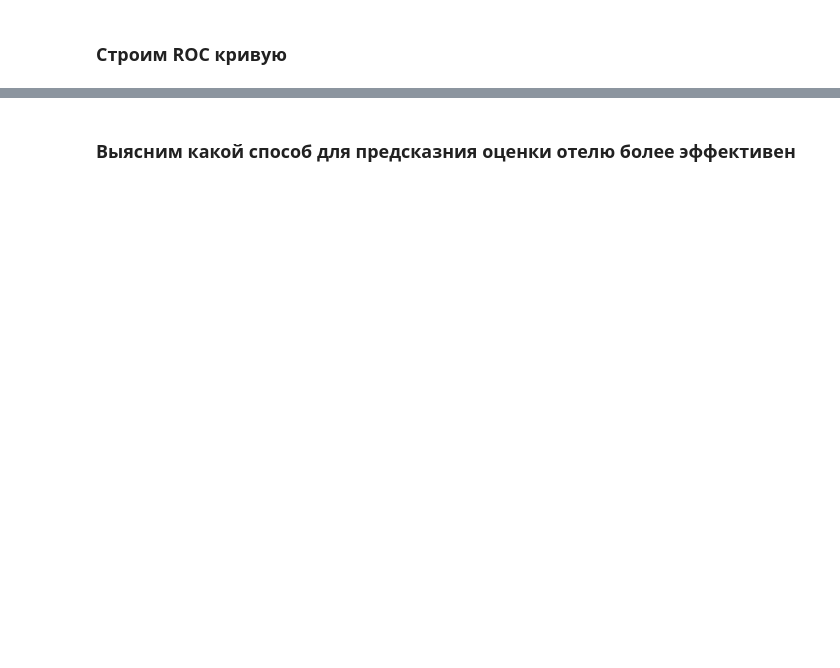
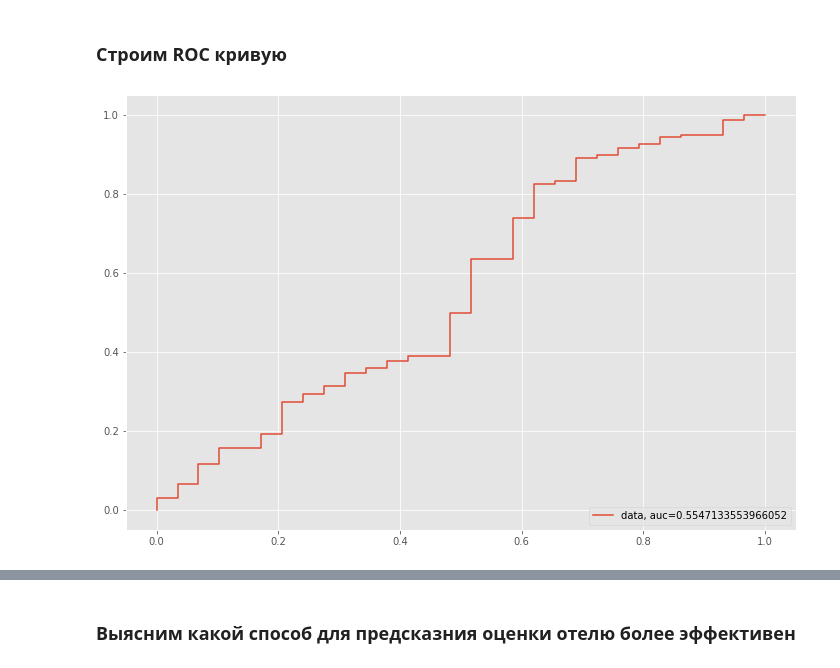
Before and after one commit to remirboy/Las_Vegas_TripAdvisor, a Jupyter notebook: LasVegasTripAdvisorReviews-Dataset.ipynb, the cells around one changed output, grey strips where cells are left out. Cells and saved outputs as stored; diff of their text form; code cells hidden in the pictures; blank space fills up the shorter version.

```diff
--- a/LasVegasTripAdvisorReviews-Dataset.ipynb
+++ b/LasVegasTripAdvisorReviews-Dataset.ipynb
@@ -250,8 +248,10 @@ for i in df.var().index:
 # %% [markdown]
 ### Создаем тестовую и тренеровочную выборки
 # %%
-x = df[[c for c in df.columns if df[c].dtype.name != 'object' and c !="ID"and c !="TargetBuy" and c != "TargetAmt" ]]
-y = df.values[::,11]
+x = df[[c for c in df.columns if df[c].dtype.name != 'object']]
+y = df.values[:,-1]
+
+X_train, X_test, y_train, y_test = train_test_split(x, y, test_size=0.3)
 # %% [markdown]
 ### DecisionTreeClassifier.
 Дерево принятия решений - бинарное дерево,в каждой внутренней вершине записано условие и в каждом листе записан прогноз (решение). Оно классифицирует данные. Это дерево складывается из минимального числа вопросов, предполагающих однозначный ответ — «да» или «нет». Последовательно дав ответы на все эти вопросы, мы приходим к правильному выбору. Для повышения обобщающей способности решающего дерева число листьев должно быть как можно меньше, и они должны покрывать подвыборки примерно одинаковой мощности. Регулирование глубины дерева — это техника, которая позволяет уменьшать размер дерева решений, удаляя участки дерева, которые имеют маленький вес. Можно проверять, как влияет глубина дерева на эффективность модели
@@ -329,38 +331,66 @@ print(model_lr.score(X_test, Y_test))
 # %% [markdown]
 ### Строим ROC кривую
 # %%
-# cm = metric.confusion_matrix(y_test, tree.predict(X_test))
+# #мартица ошибок
+# print(confusion_matrix(Y_test, model_lr.predict(X_test)))
+# Y_pred_lr=model_lr.predict(X_test)
+# print("Classification Report")
+# print(metrics.classification_report(Y_test, Y_pred_lr,digits=4))
 
-# print (cm)
-# preds = tree.predict(X_test)
-
-# print(metric.accuracy_score(y_test, preds))
-# print(metric.recall_score(y_test, preds))
-# print(metric.precision_score(y_test, preds))
-# print(metric.f1_score(y_test, preds))
-# print('Сбалансированная точность:',metric.balanced_accuracy_score(y_test, preds))
-# print('Коэффициент Мэттьюса:',metric.matthews_corrcoef(y_test, preds))
-# print('Каппа Коэна:',metric.cohen_kappa_score(y_test, preds))
+# lr_probs = model_lr.predict_proba(X_test)
+# preds = lr_probs[:, -1]
+# fpr, tpr, threshold = metric.roc_curve(Y_test, preds)
+# roc_auc = metric.auc(fpr, tpr)
+# # lr_auc = metrics.roc_auc_score(Y_train, lr_probs)
+# print('ROC AUC = %.3f' % (roc_auc))
 
 
-# pred_prob = tree.predict_proba(X_test)
-# preds = pred_prob[:, -1]
-# fpr, tpr, threshold = metric.roc_curve(y_test, preds)
-# roc_auc = metric.auc(fpr, tpr)
 
-# plt.title('Characteristic')
-# plt.plot(fpr, tpr, 'b', label='AUC=%0.2f' % roc_auc)
-# plt.legend(loc = 'lower right')
-# plt.plot([0, 1], [0, 1],'r--')
-# plt.xlim([0, 1])
-# plt.ylim([0, 1])
-# plt.ylabel('True Positive Rate')
-# plt.xlabel('False Positive Rate')
-# plt.show()
 
-# tn, fp, fn, tp = cm.ravel()
-# TNR = tn / (tn + fp)
-# FPR = fp / (tn + fp)
-# print('True Negative Rate:', TNR)
-# print('False Positive Rate:', FPR)
-# print('Площадь под кривой:', roc_auc_score(y_test, tree.predict_proba(X_test)[:,1]))
+plt.figure(figsize=(12, 8))
+y_pred_prob = model_lr.predict_proba(X_train)[::,1]
+fpr, tpr, _ = metrics.roc_curve(Y_train,  y_pred_prob)
+auc = metrics.roc_auc_score(Y_train, y_pred_prob)
+plt.plot(fpr,tpr,label="data, auc="+str(auc))
+plt.legend(loc=4)
+plt.show()
+
+
+
+
+cm = metric.confusion_matrix(y_test, tree.predict(X_test))
+
+print (cm)
+preds = tree.predict(X_test)
+
+print(metric.recall_score(y_test, preds))
+
+print(metric.f1_score(y_test, preds))
+print('Сбалансированная точность:',metric.balanced_accuracy_score(y_test, preds))
+print('Коэффициент Мэттьюса:',metric.matthews_corrcoef(y_test, preds))
+print('Каппа Коэна:',metric.cohen_kappa_score(y_test, preds))
+
+
+pred_prob = tree.predict_proba(X_test)
+preds = pred_prob[:, -1]
+fpr, tpr, threshold = metric.roc_curve(y_test, preds)
+roc_auc = metric.auc(fpr, tpr)
+
+plt.title('Characteristic')
+plt.plot(fpr, tpr, 'b', label='AUC=%0.2f' % roc_auc)
+plt.legend(loc = 'lower right')
+plt.plot([0, 1], [0, 1],'r--')
+plt.xlim([0, 1])
+plt.ylim([0, 1])
+plt.ylabel('True Positive Rate')
+plt.xlabel('False Positive Rate')
+plt.show()
+
+tn, fp, fn, tp = cm.ravel()
+TNR = tn / (tn + fp)
+FPR = fp / (tn + fp)
+print('True Negative Rate:', TNR)
+print('False Positive Rate:', FPR)
+print('Площадь под кривой:', roc_auc_score(y_test, tree.predict_proba(X_test)[:,1]))
+# %% [output]
+[figure, added]
```
Also changed, not shown: parts of 17 cells of this notebook, 1 other file.
